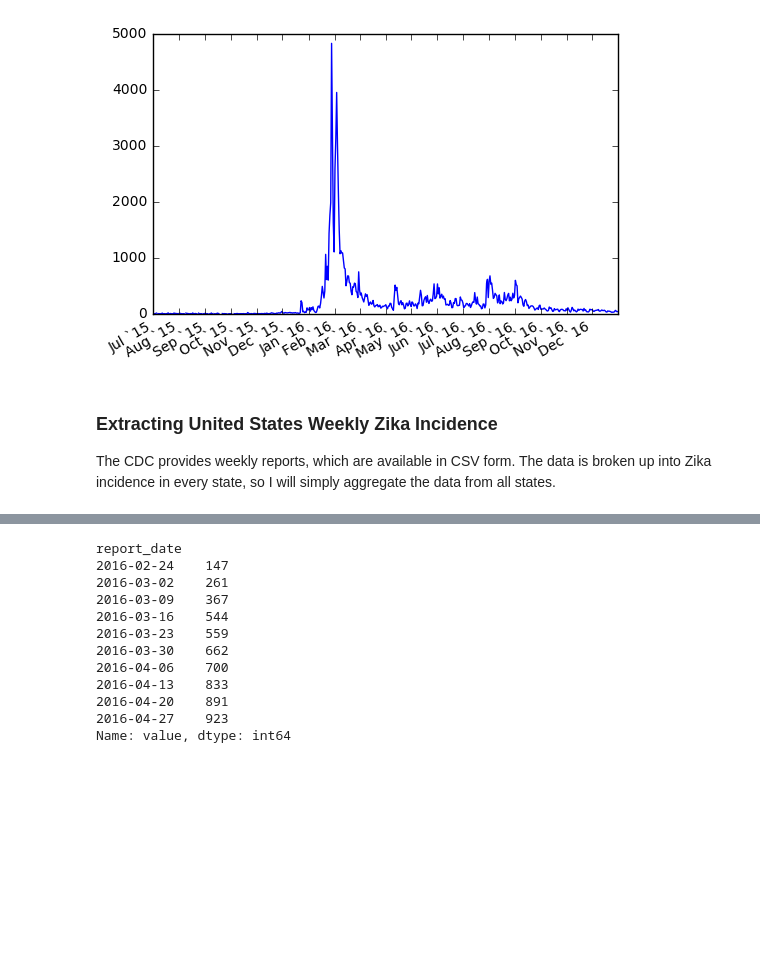
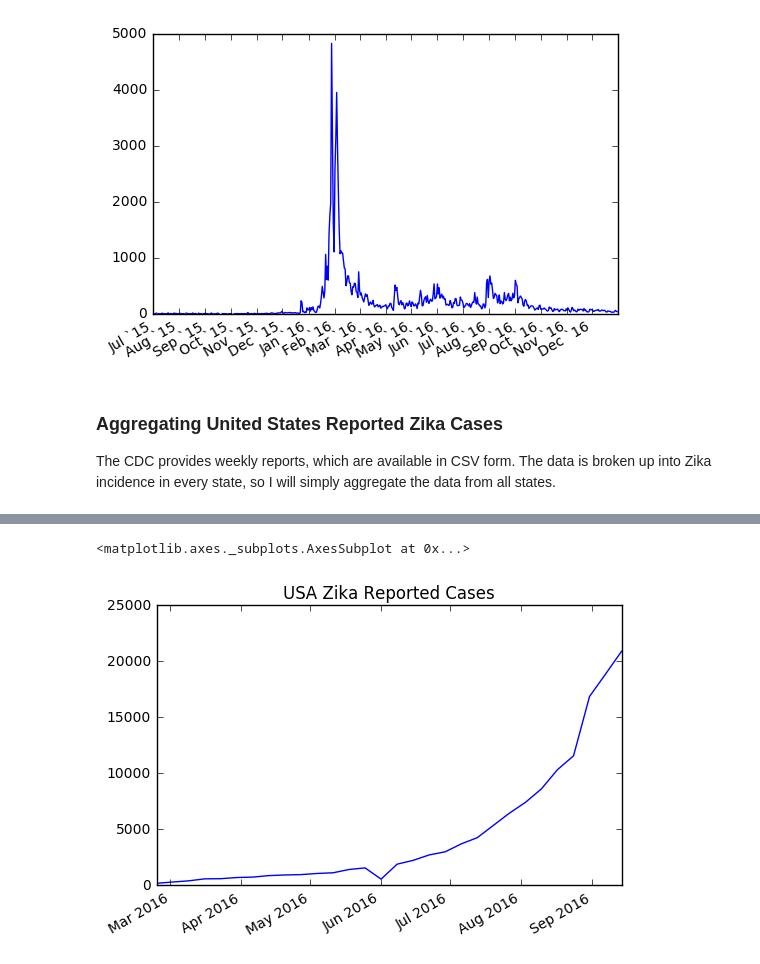
Before and after one commit to wcwagner/wikidemics, a Jupyter notebook: start.ipynb, the cells around one changed output, grey strips where cells are left out. Saved outputs shown, nothing was run; the diff lists cells and outputs as text; code cells hidden in the pictures; blank space fills up the shorter version.

Commit message:
started graphing CDC data

```diff
--- a/start.ipynb
+++ b/start.ipynb
@@ -58,7 +59,7 @@ plotViews('en', 'Zika', start='2015010100', end='2016123123')
 # %% [output]
 [figure]
 # %% [markdown]
-### Extracting United States Weekly Zika Incidence
+### Aggregating United States Reported Zika Cases
 The CDC provides weekly reports, which are available in CSV form. The data is broken up into Zika incidence in every state, so I will simply aggregate the data from all states.
 # %%
 pd.read_csv("./data/us/CDC_Report-2016-02-24.csv")[:3]
@@ -78,17 +78,9 @@ for f in sorted(files):
 weekly = zika.groupby('report_date')['value'].sum()
 # %%
 # aggregated weekly sums of incidence
-weekly[:10]
+weekly.index = weekly.index.to_datetime()
-# %% [output]
-report_date
-2016-02-24    147
-2016-03-02    261
-2016-03-09    367
-2016-03-16    544
-2016-03-23    559
-2016-03-30    662
-2016-04-06    700
-2016-04-13    833
-2016-04-20    891
-2016-04-27    923
-Name: value, dtype: int64
+# %%
+weekly.plot(title="USA Zika Reported Cases")
+# %% [output]
+<matplotlib.axes._subplots.AxesSubplot at 0x...>
+[figure, added]
```
Also changed, not shown: parts of 2 cells of this notebook.
